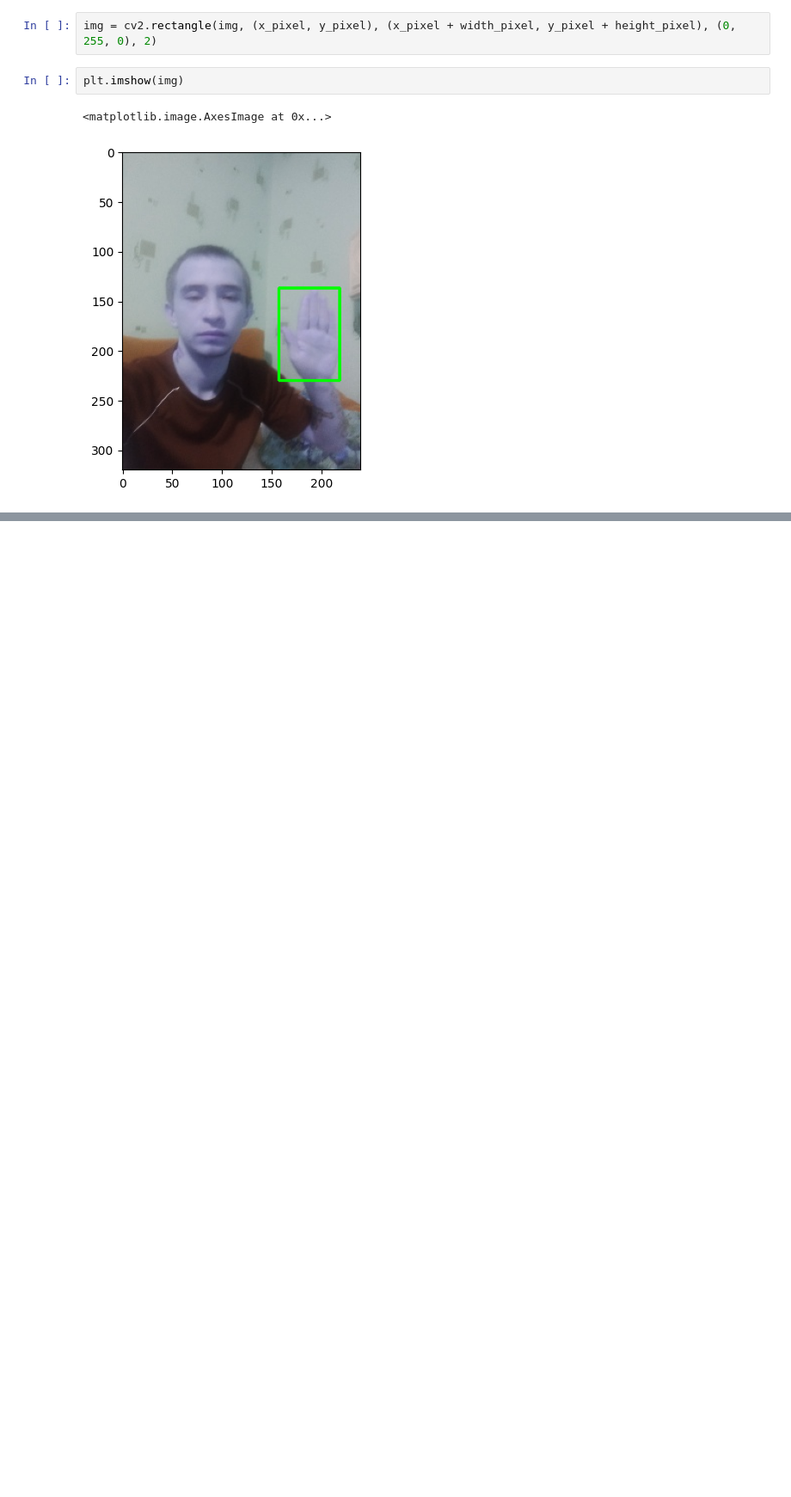
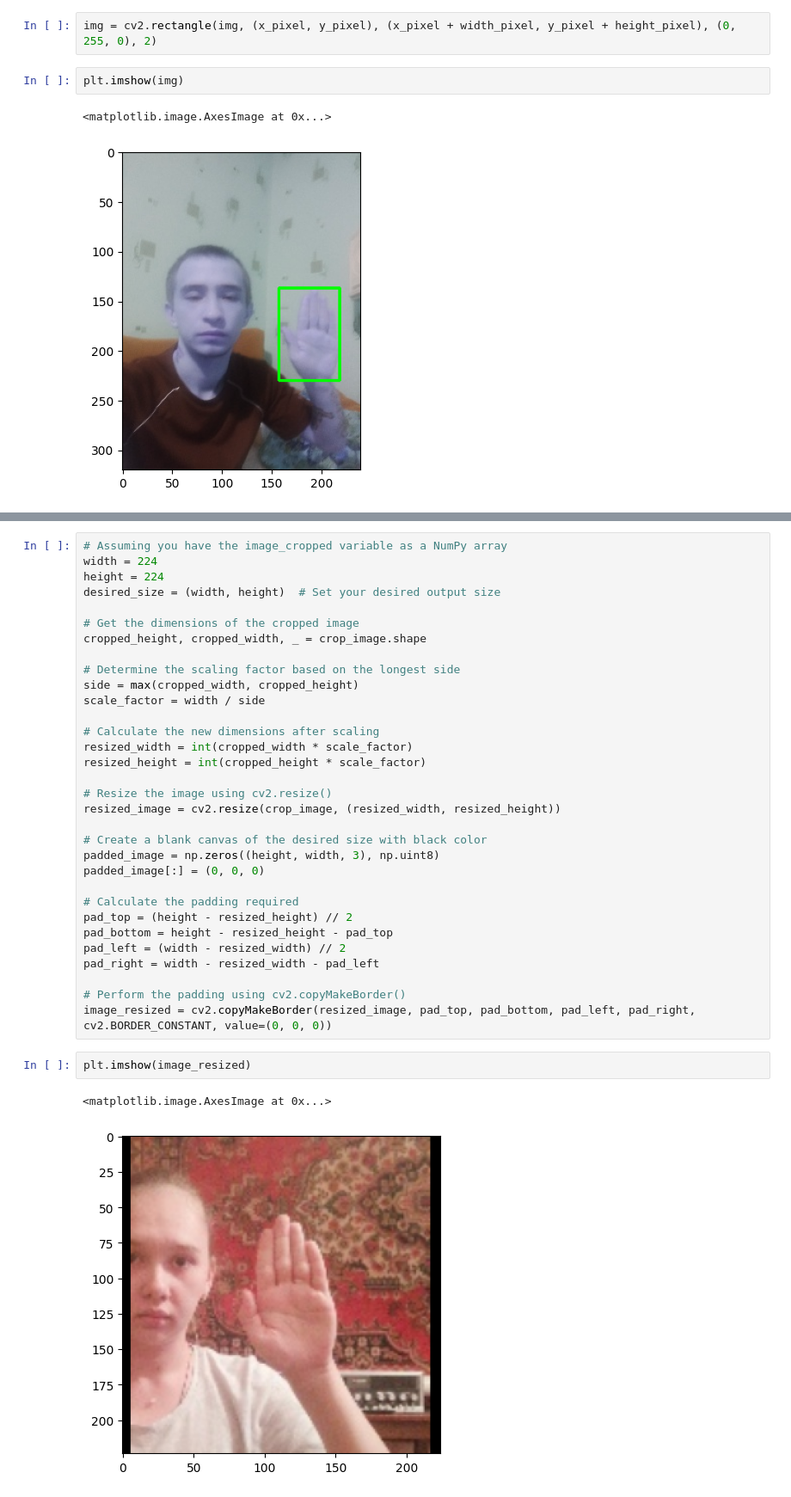
Before and after one commit to winson0404/gesture-classification, a Jupyter notebook: playground.ipynb, the cells around one changed output, grey strips where cells are left out. Shown at 86% size. Cells and saved outputs as stored; diff of their text form; blank space fills up the shorter version.

```diff
--- a/playground.ipynb
+++ b/playground.ipynb
@@ -28,0 +84,37 @@ plt.imshow(img)
+# %%
+# Assuming you have the image_cropped variable as a NumPy array
+width = 224
+height = 224
+desired_size = (width, height)  # Set your desired output size
+
+# Get the dimensions of the cropped image
+cropped_height, cropped_width, _ = crop_image.shape
+
+# Determine the scaling factor based on the longest side
+side = max(cropped_width, cropped_height)
+scale_factor = width / side
+
+# Calculate the new dimensions after scaling
+resized_width = int(cropped_width * scale_factor)
+resized_height = int(cropped_height * scale_factor)
+
+# Resize the image using cv2.resize()
+resized_image = cv2.resize(crop_image, (resized_width, resized_height))
+
+# Create a blank canvas of the desired size with black color
+padded_image = np.zeros((height, width, 3), np.uint8)
+padded_image[:] = (0, 0, 0)
+
+# Calculate the padding required
+pad_top = (height - resized_height) // 2
+pad_bottom = height - resized_height - pad_top
+pad_left = (width - resized_width) // 2
+pad_right = width - resized_width - pad_left
+
+# Perform the padding using cv2.copyMakeBorder()
+image_resized = cv2.copyMakeBorder(resized_image, pad_top, pad_bottom, pad_left, pad_right, cv2.BORDER_CONSTANT, value=(0, 0, 0))
+# %%
+plt.imshow(image_resized)
+# %% [output]
+<matplotlib.image.AxesImage at 0x...>
+[figure, added]
```
Also changed, not shown: parts of 15 cells of this notebook, 7 other files.
